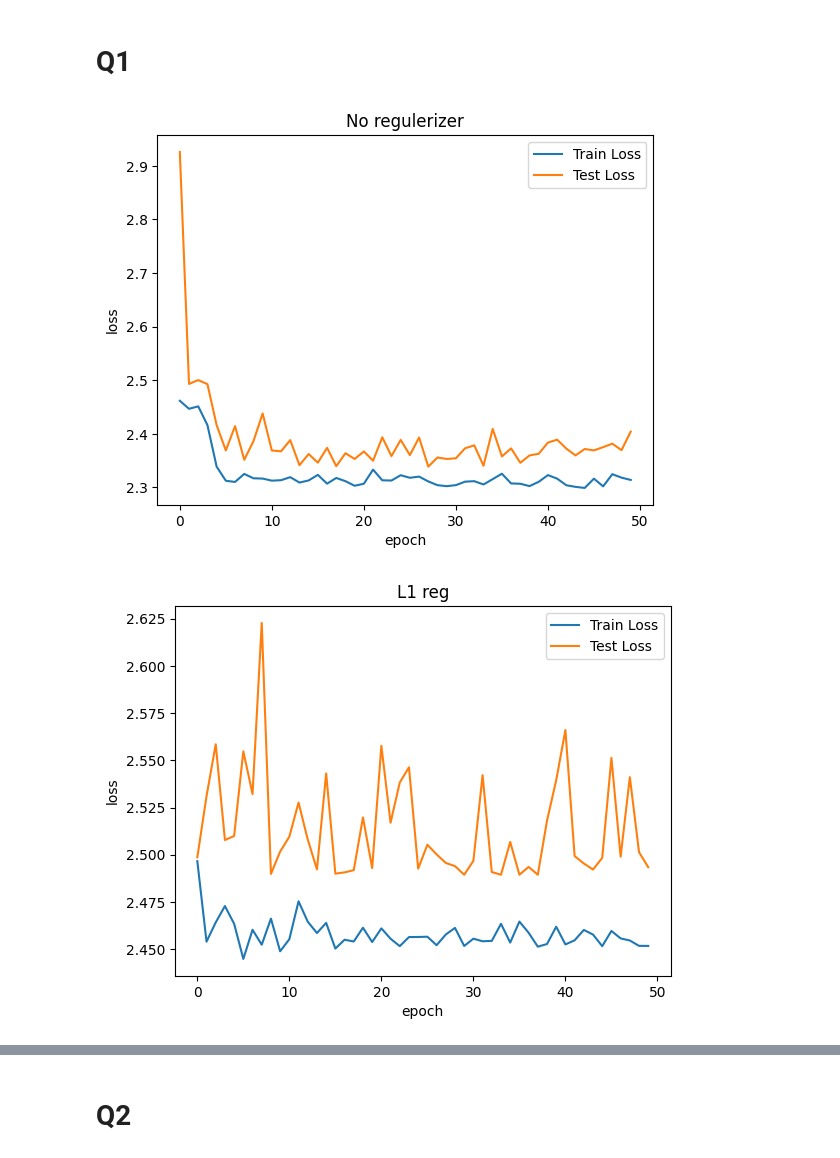
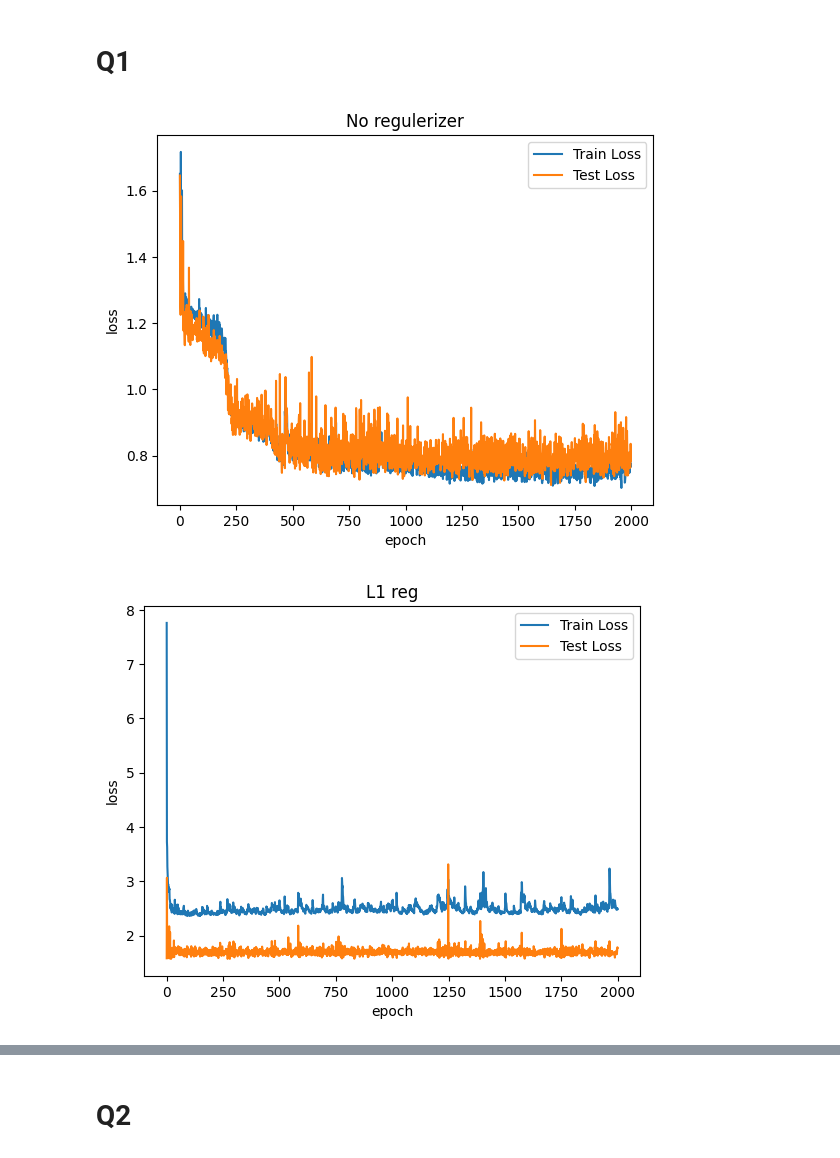
Before and after one commit to Mafaz03/Deep-Learning-in-Mechanics, a Jupyter notebook: midsem.ipynb, the cells around one changed output, grey strips where cells are left out. Cells and saved outputs as stored; diff of their text form; code cells hidden in the pictures.

```diff
--- a/midsem.ipynb
+++ b/midsem.ipynb
@@ -24,10 +24,10 @@ w = 2.5
 lr = 0.01
 # %%
 def fn(w, x, noise: bool = False):
-    if noise: return torch.sin(100 * w * x) + torch.sin(10 * w * x) + torch.sin(w * x) + torch.randn(x.shape)
+    if noise: return torch.sin(100 * w * x) + torch.sin(10 * w * x) + torch.sin(w * x) + (torch.randn(x.shape) * 0.5)
     else: return torch.sin(100 * w * x) + torch.sin(10 * w * x) + torch.sin(w * x)
 
-x = torch.linspace(0, 5, 1000)
+x = torch.linspace(0, 2, 1000)
 data = fn(w, x, noise = True)
 plt.figure(figsize=(20,4))
 plt.plot(x, data)
@@ -43,7 +43,7 @@ plt.show()
 class x_y_ds(Dataset):
     def __init__(self, fn, N):
 
-        self.xs = torch.linspace(0, 5, N).unsqueeze(1)
+        self.xs = torch.linspace(0, 2, N).unsqueeze(1)
         self.ys = fn(w, self.xs, noise = True)
 
     def __len__(self):
@@ -52,7 +52,7 @@ class x_y_ds(Dataset):
     def __getitem__(self, idx):
         return self.xs[idx], self.ys[idx]
 
-data = x_y_ds(fn, N = 2000)
+data = x_y_ds(fn, N = 1000)
 # %%
 train_size = int(0.8 * len(data))
 test_size = len(data) - train_size
@@ -171,43 +171,43 @@ def train_model(model, train_dataloader, test_dataloader, optimizer, loss_fn, ep
         plt.title(plot_title)
 
 
-    return logs
+    return logs, model
 # %% [markdown]
 # Q1
 # %%
 loss_fn = torch.nn.MSELoss()
-no_reg_model = Model(width = 10, depth = 5)
-adam = torch.optim.Adam(no_reg_model.parameters(), lr=lr)
+no_reg_model = Model(width = 256, depth = 10, act = "relu")
+adam = torch.optim.Adam(no_reg_model.parameters(), lr=1e-3)
 
-no_reg_logs = train_model(
+no_reg_logs, no_reg_model = train_model(
     no_reg_model,
     train_dataloader,
     test_dataloader,
     adam,
     loss_fn,
-    epochs=50,
+    epochs = 2000,
     plot = True,
     plot_title = "No regulerizer"
 )
 # %% [output]
-[figure, old version]
+[figure, new version]
 # %%
 loss_fn = torch.nn.MSELoss()
-l1_model = Model(width = 10, depth = 5)
+l1_model = Model(width = 256, depth = 10)
 adam = torch.optim.Adam(l1_model.parameters(), lr=lr)
 
-l1_logs = train_model(
+l1_logs, l1_model = train_model(
     l1_model,
     train_dataloader,
     test_dataloader,
     adam,
     loss_fn,
-    epochs=50,
+    epochs=2000,
     plot = True,
     plot_title = "L1 reg",
-    l1_lambda = 1e-3
+    l1_lambda = 1e-4
 )
 # %% [output]
-[figure, old version]
+[figure, new version]
 # %%
 loss_fn = torch.nn.MSELoss()
```
Also changed, not shown: parts of 17 cells of this notebook, 3 other files.
